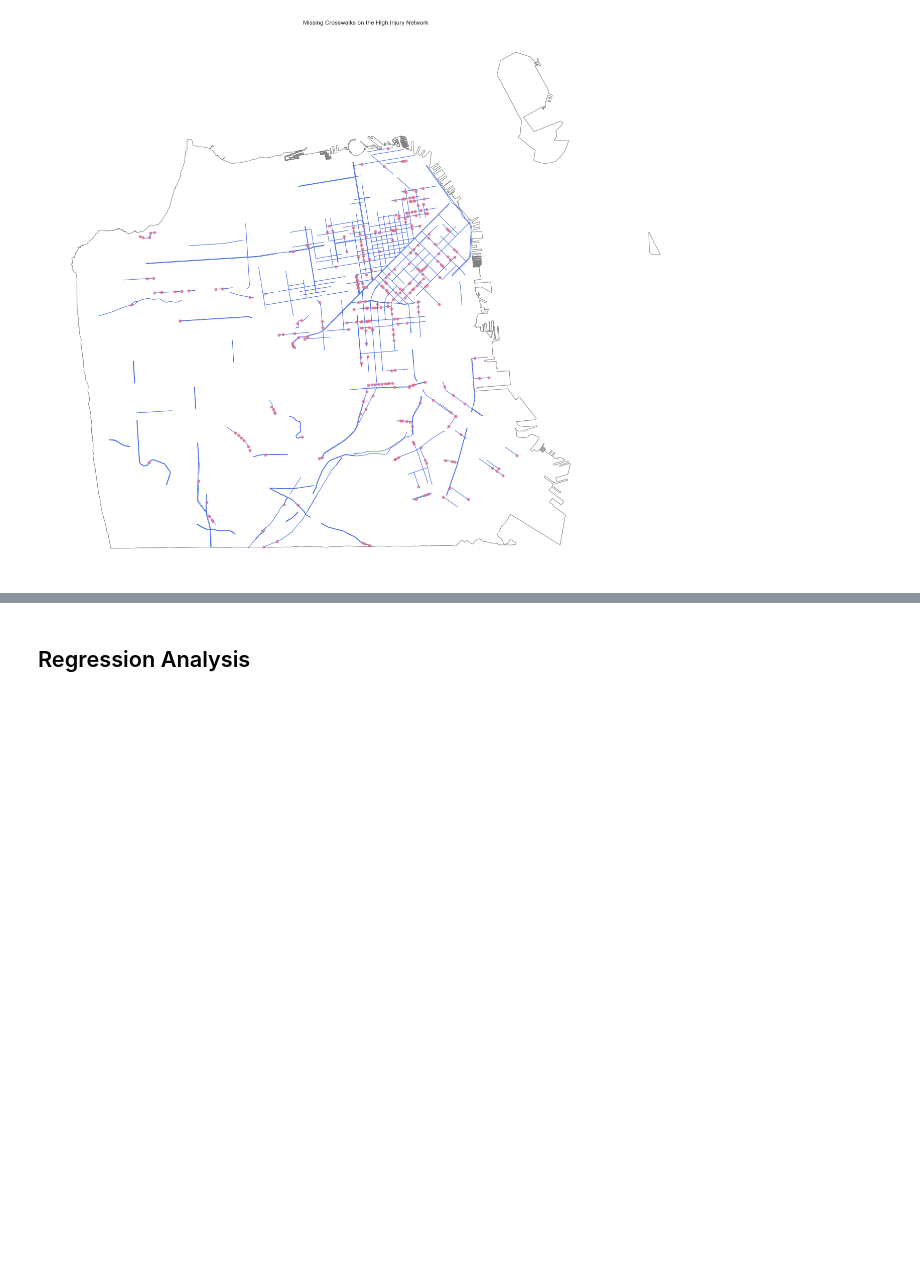
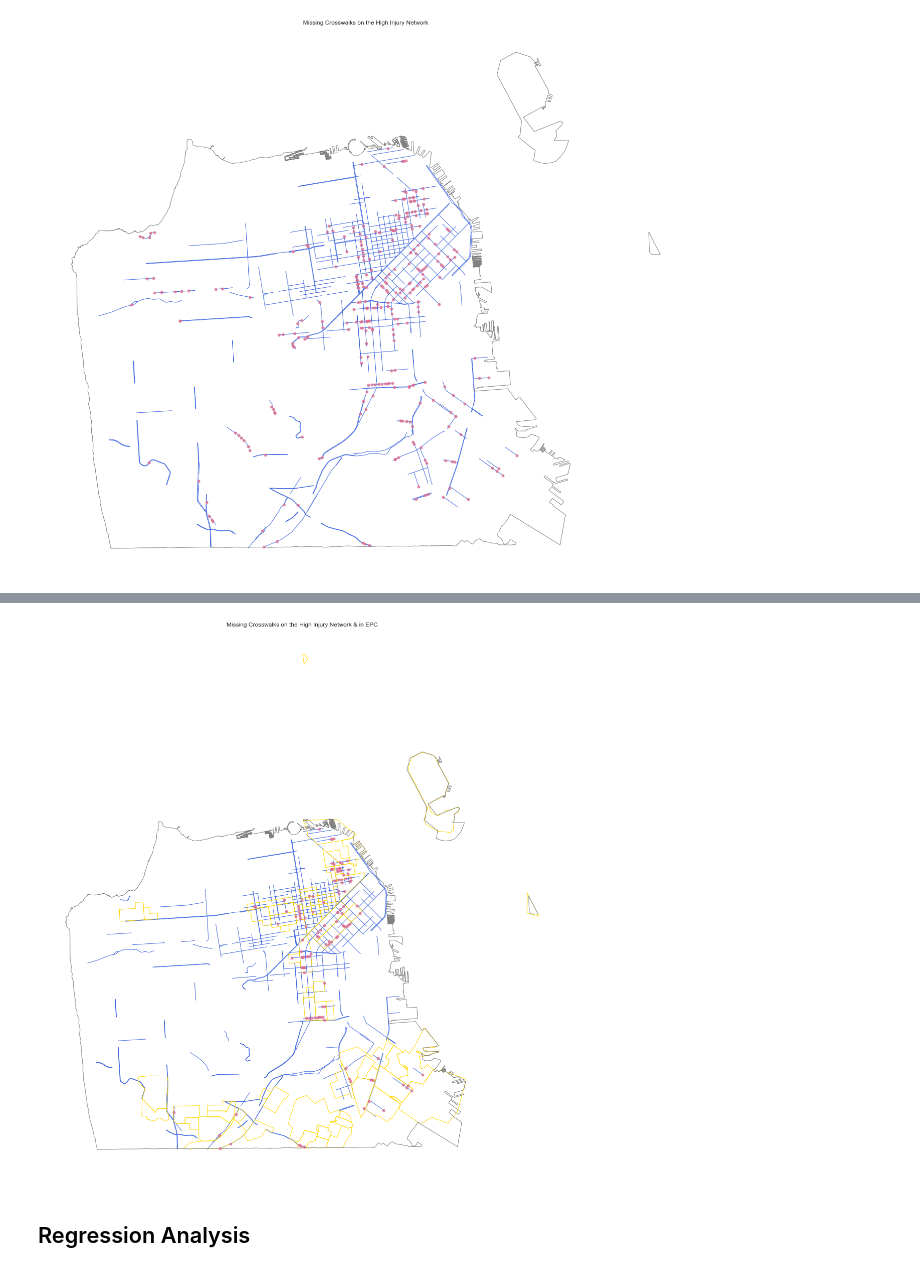
Before and after one commit to hua-mike/cp255-project, a Jupyter notebook: cp255-project-nb.ipynb, the cells around one changed output, grey strips where cells are left out. Cells and saved outputs as stored; diff of their text form; code cells hidden in the pictures; blank space fills up the shorter version.

```diff
--- a/cp255-project-nb.ipynb
+++ b/cp255-project-nb.ipynb
@@ -339,0 +373,3 @@ plt.savefig('plot_name.png', dpi = 300)
+# %%
+cw_inj_epc = gpd.sjoin(cw_injnet, epc.to_crs(projected_crs), how = 'inner', predicate='intersects')
+cw_inj_epc
@@ -340,3 +390,14 @@ plt.savefig('plot_name.png', dpi = 300)
+# %%
+fig, ax = plt.subplots(figsize=(36,20))
+injnet.to_crs(projected_crs).plot(color='royalblue',linewidth=1, zorder=1, ax=ax)
+cw_inj_epc.plot(markersize=24, color = 'palevioletred', alpha=0.8, zorder=2, ax=ax)
+epc.to_crs(projected_crs).plot(color='none', edgecolor='gold', linewidth=1, ax=ax)
+outline.to_crs(projected_crs).plot(color='none', edgecolor='gray', linewidth=1, ax=ax)
+ax.set_title('Missing Crosswalks on the High Injury Network & in EPC')
+ax.set_axis_off()
+# plt.savefig('plot_name.png', dpi = 300)
+# %% [output]
+[figure, added]
 # %% [markdown]
 ## Regression Analysis
 # %% [markdown]
```
Also changed, not shown: parts of 23 cells of this notebook.
